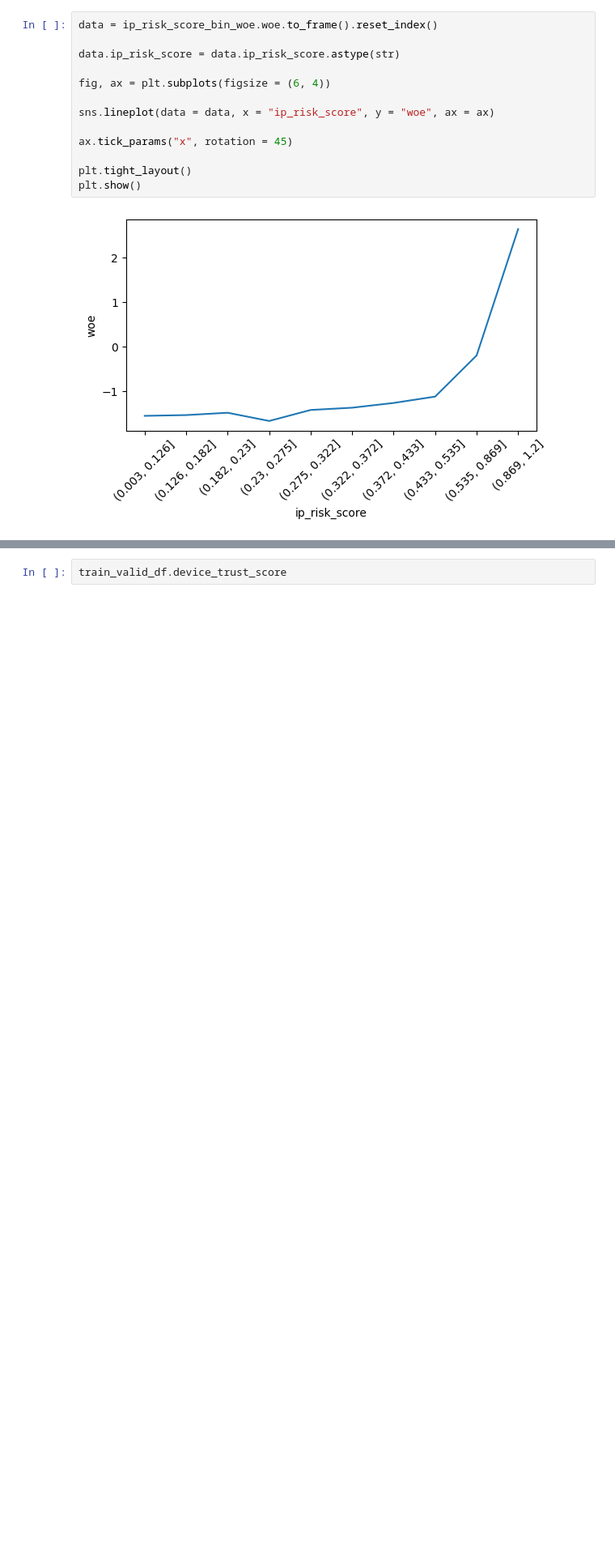
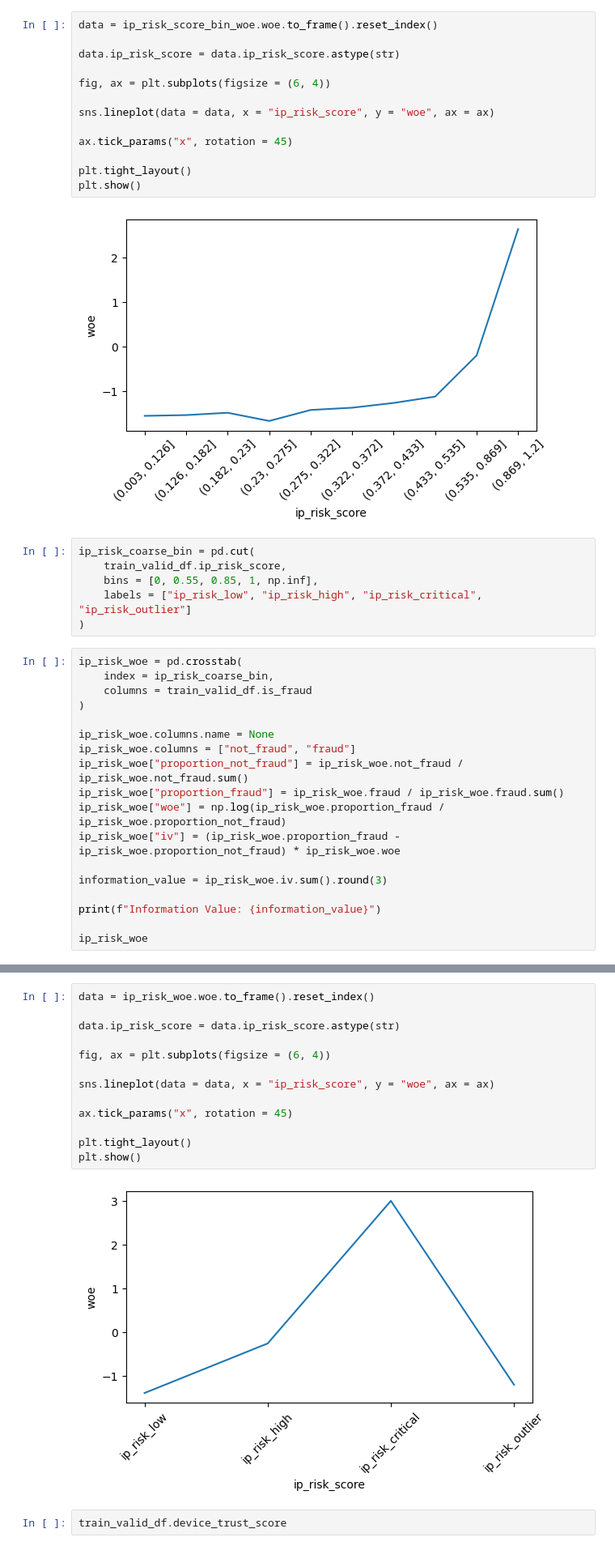
Before and after one commit to sarbol/Financial_Transaction_Fraud_Detection, a Jupyter notebook: notebooks/02_feature_engineering_modelling.ipynb, the cells around one changed output, grey strips where cells are left out. Shown at 81% size. Drawn from its saved outputs; the diff is of its cells as text; blank space fills up the shorter version.

```diff
--- a/notebooks/02_feature_engineering_modelling.ipynb
+++ b/notebooks/02_feature_engineering_modelling.ipynb
@@ -1574,3 +1705,27 @@ plt.tight_layout()
 plt.show()
 # %% [output]
 [figure]
+# %%
+ip_risk_coarse_bin = pd.cut(
+    train_valid_df.ip_risk_score,
+    bins = [0, 0.55, 0.85, 1, np.inf],
+    labels = ["ip_risk_low", "ip_risk_high", "ip_risk_critical", "ip_risk_outlier"]
+)
+# %%
+ip_risk_woe = pd.crosstab(
+    index = ip_risk_coarse_bin,
+    columns = train_valid_df.is_fraud
+)
+
+ip_risk_woe.columns.name = None
+ip_risk_woe.columns = ["not_fraud", "fraud"]
+ip_risk_woe["proportion_not_fraud"] = ip_risk_woe.not_fraud / ip_risk_woe.not_fraud.sum()
+ip_risk_woe["proportion_fraud"] = ip_risk_woe.fraud / ip_risk_woe.fraud.sum()
+ip_risk_woe["woe"] = np.log(ip_risk_woe.proportion_fraud / ip_risk_woe.proportion_not_fraud)
+ip_risk_woe["iv"] = (ip_risk_woe.proportion_fraud - ip_risk_woe.proportion_not_fraud) * ip_risk_woe.woe
+
+information_value = ip_risk_woe.iv.sum().round(3)
+
+print(f"Information Value: {information_value}")
+
+ip_risk_woe
@@ -1577,3 +1740,18 @@ plt.show()
+# %%
+data = ip_risk_woe.woe.to_frame().reset_index()
+
+data.ip_risk_score = data.ip_risk_score.astype(str)
+
+fig, ax = plt.subplots(figsize = (6, 4))
+
+sns.lineplot(data = data, x = "ip_risk_score", y = "woe", ax = ax)
+
+ax.tick_params("x", rotation = 45)
+
+plt.tight_layout()
+plt.show()
+# %% [output]
+[figure, added]
 # %%
 train_valid_df.device_trust_score
 # %% [output]
```
Also changed, not shown: parts of 49 cells of this notebook, 1 other file.
